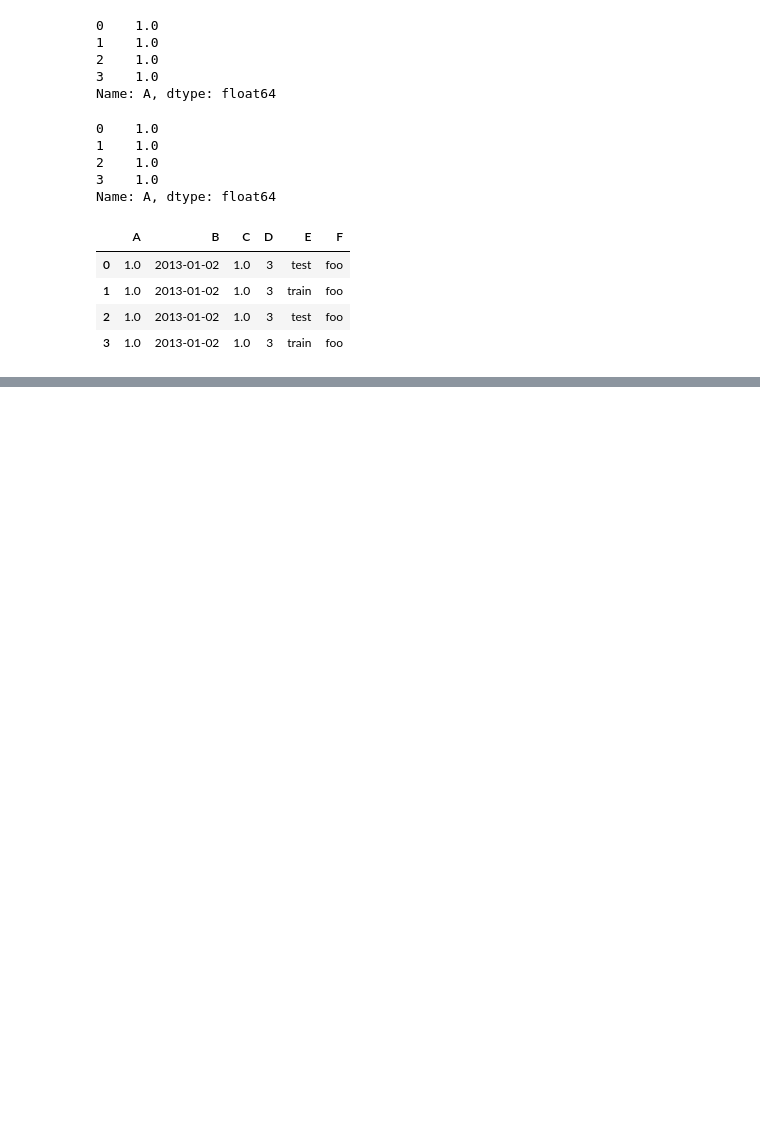
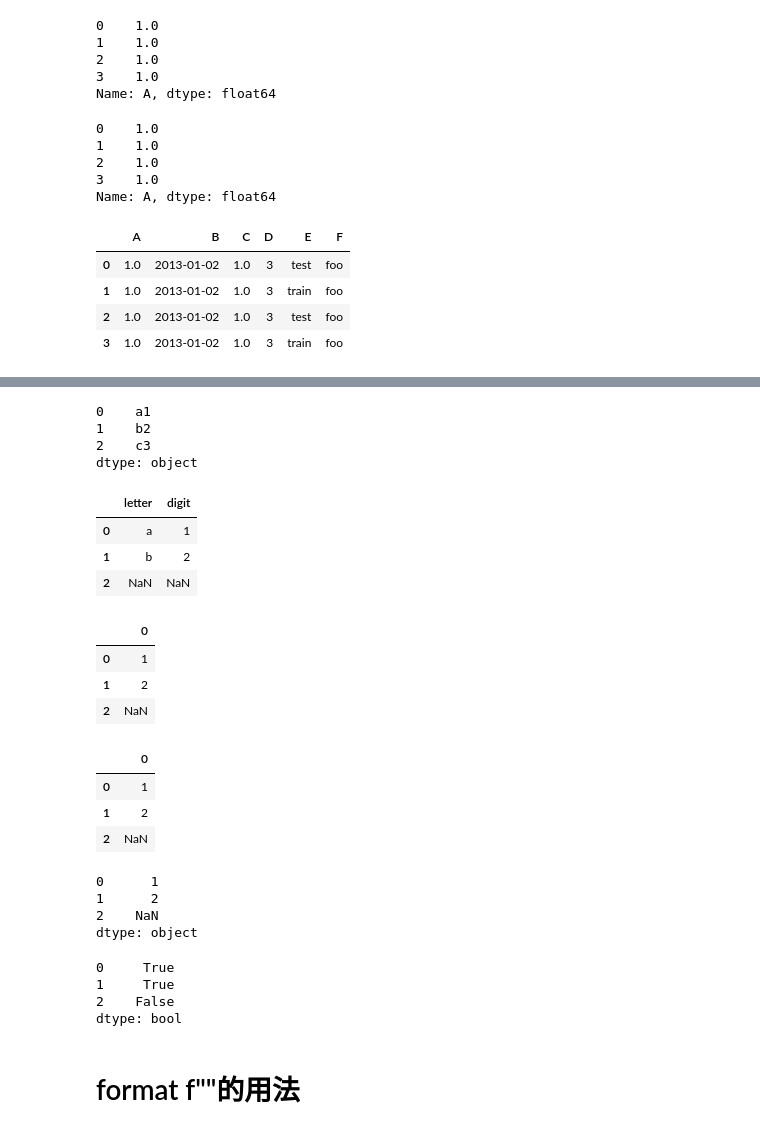
Before and after one commit to xleavesx/notebook, a Jupyter notebook: pdnotebook.ipynb, the cells around one changed output, grey strips where cells are left out. Cells and saved outputs as stored; diff of their text form; code cells hidden in the pictures; blank space fills up the shorter version.

```diff
--- a/pdnotebook.ipynb
+++ b/pdnotebook.ipynb
@@ -123,0 +263,45 @@ df1.dropna(how="any")  #To drop any rows that have missing data.(删除全部有
+# %%
+s = pd.Series(['a1', 'b2', 'c3'])
+s
+# %% [output]
+0    a1
+1    b2
+2    c3
+dtype: object
+# %%
+s.str.extract(r'(?P<letter>[ab])(?P<digit>\d)')
+# %% [output]
+|  | letter | digit |
+| 0 | a | 1 |
+| 1 | b | 2 |
+| 2 | NaN | NaN |
+# %%
+s.str.extract(r'[ab](\d)')
+# %% [output]
+|  | 0 |
+| 0 | 1 |
+| 1 | 2 |
+| 2 | NaN |
+# %%
+s.str.extract(r'[ab](\d)', expand=True)
+# %% [output]
+|  | 0 |
+| 0 | 1 |
+| 1 | 2 |
+| 2 | NaN |
+# %%
+s.str.extract(r'[ab](\d)', expand=False)
+# %% [output]
+0      1
+1      2
+2    NaN
+dtype: object
+# %%
+s.str.match(r'[ab](\d)', case=True, flags=0, na=None)
+# %% [output]
+0     True
+1     True
+2    False
+dtype: bool
+# %% [markdown]
+# format f""的用法
```
Also changed, not shown: parts of 37 cells of this notebook, 6 other files.
